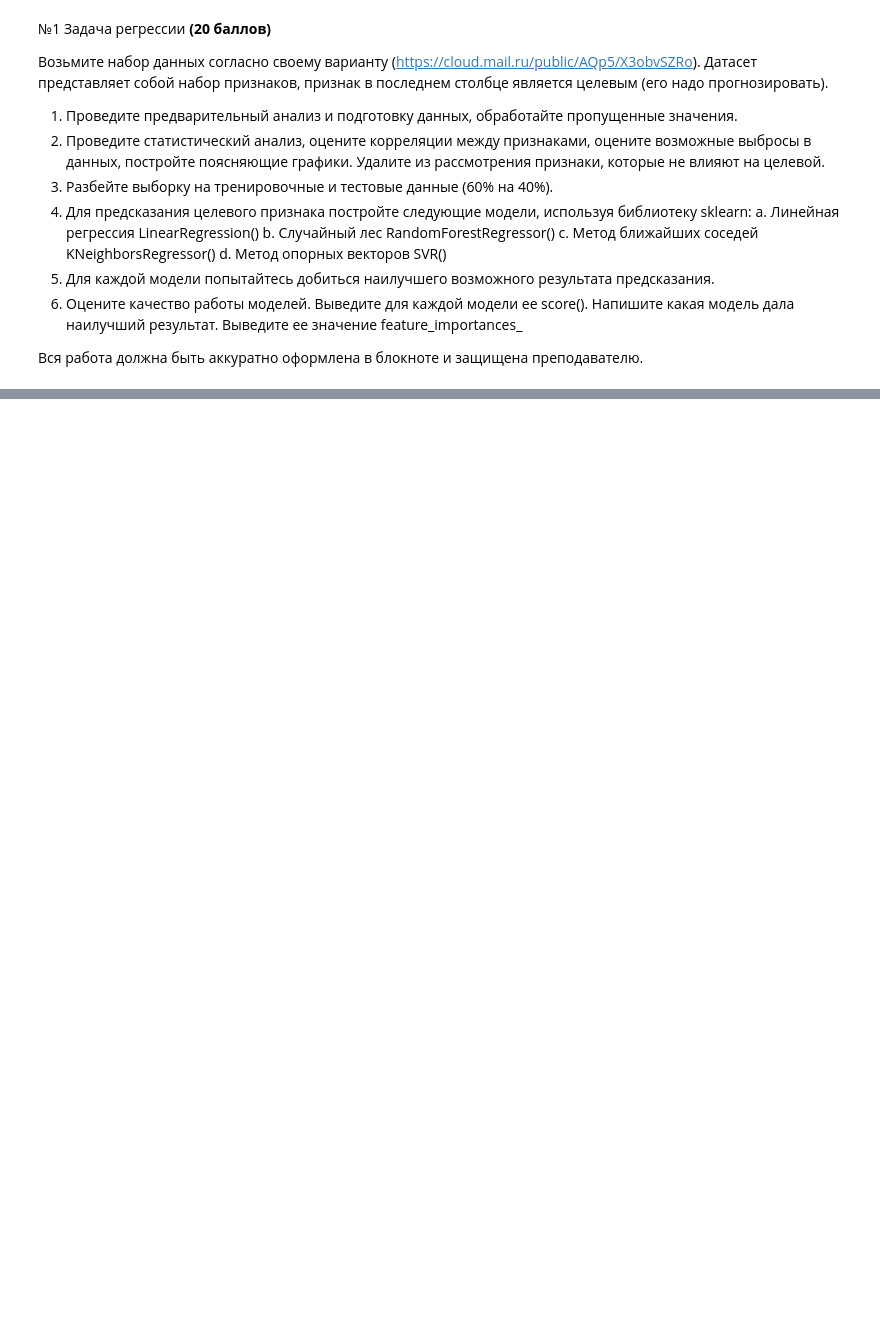
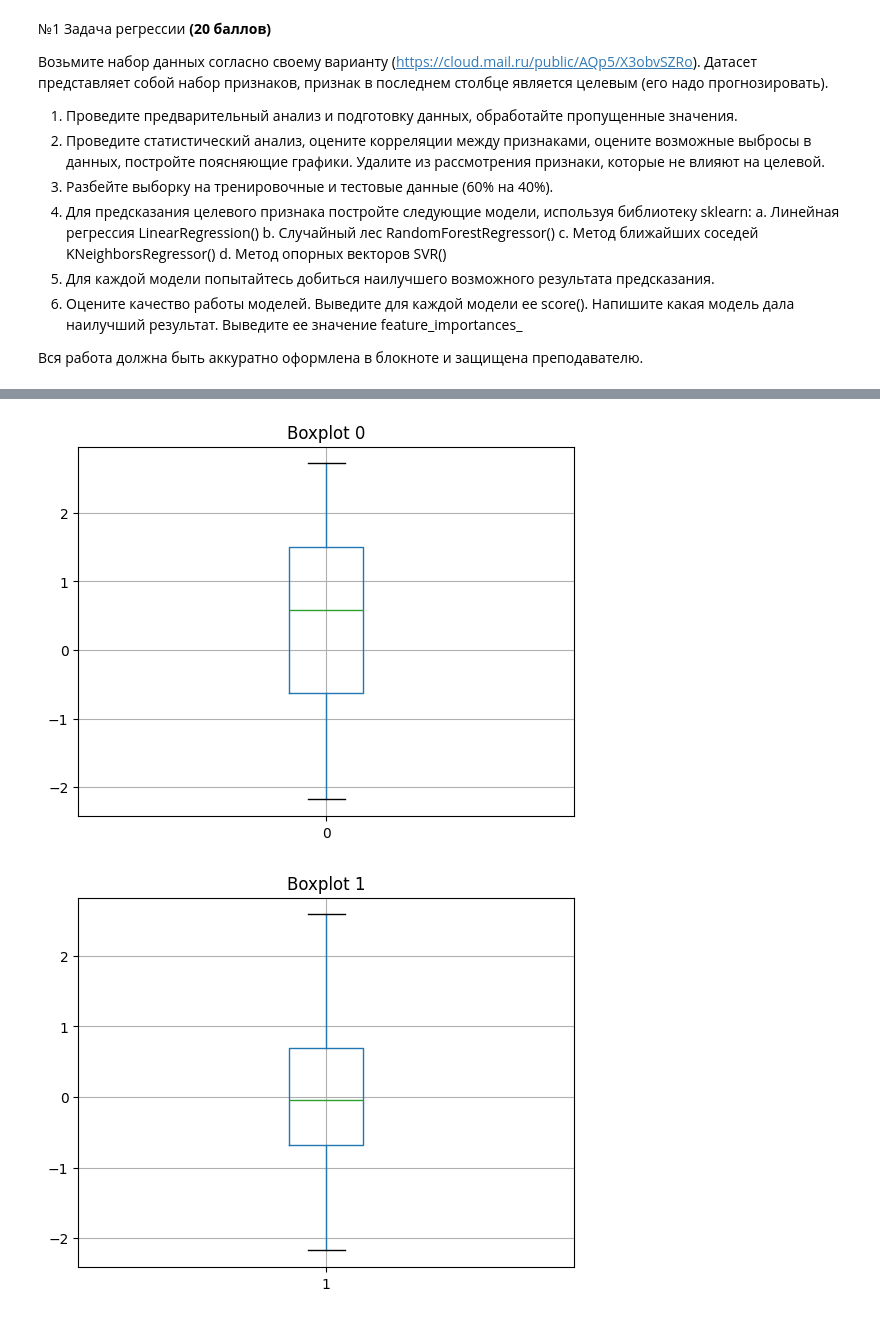
Before and after one commit to WonderSi/iml-python-semestr5, a Jupyter notebook: examle.ipynb, the cells around one changed output, grey strips where cells are left out. Saved outputs shown, nothing was run; the diff lists cells and outputs as text; code cells hidden in the pictures; blank space fills up the shorter version.

```diff
--- a/examle.ipynb
+++ b/examle.ipynb
@@ -25,0 +626,4 @@ feature_importances_
+# %%
+df = df.drop(columns=df.columns[3])
+df.dropna(axis=0, how='any', inplace=True)
+df
@@ -25,0 +644,19 @@ feature_importances_
+# %%
+# Целевой столбец — 7
+target_col = 7
+
+feature_cols = df.columns.drop(target_col)
+
+for col in feature_cols:
+    Q1 = df[col].quantile(0.25)
+    Q3 = df[col].quantile(0.75)
+    IQR = Q3 - Q1
+
+    df = df[(df[col] >= Q1 - 1.5*IQR) & (df[col] <= Q3 + 1.5*IQR)]
+
+    df.boxplot(column=col)
+    plt.title(f'Boxplot {col}')
+    plt.show()
+# %% [output]
+[figure, added]
+[figure, added]
```
Also changed, not shown: parts of 52 cells of this notebook, 1 other file.
